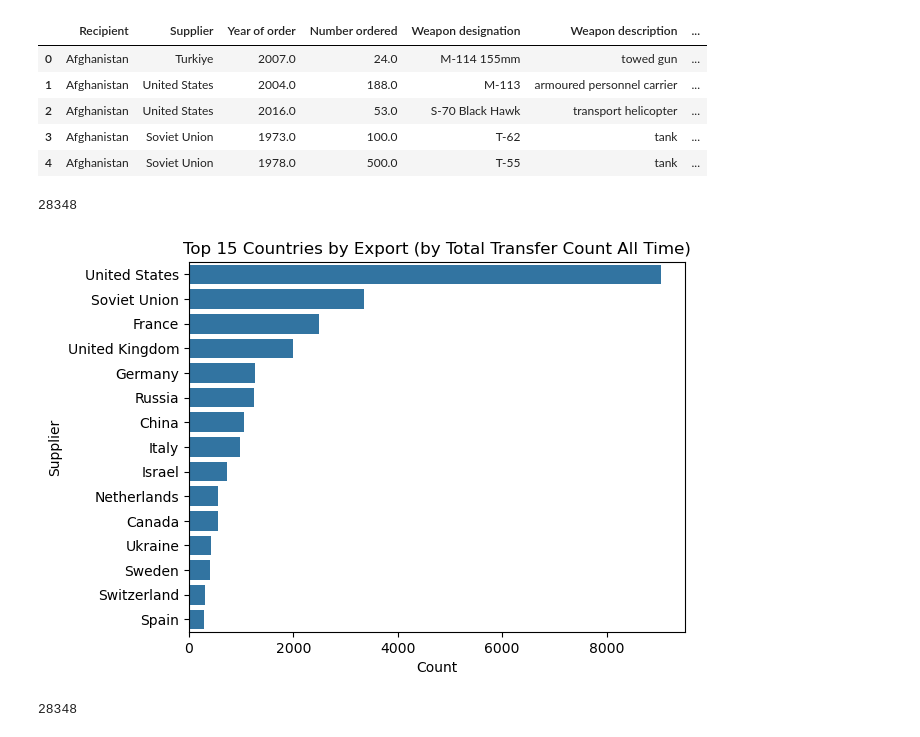
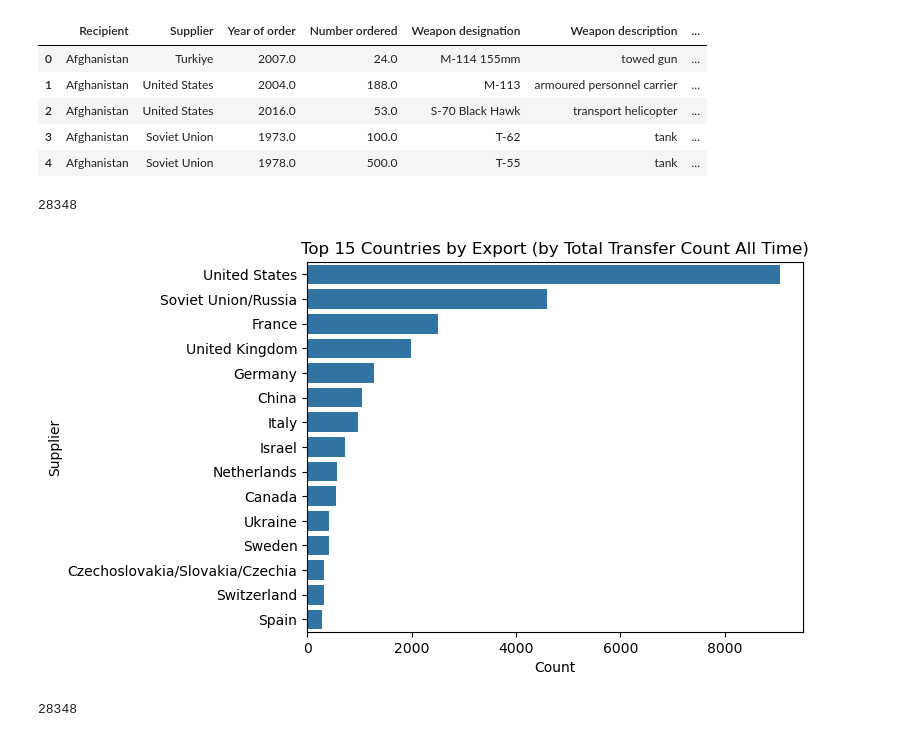
Before and after one commit to Maodougie25/SIPRI-Arms-Trade-Group-Project--, a Jupyter notebook: question2.ipynb, the cells around one changed output. Drawn from its saved outputs; the diff is of its cells as text; code cells hidden in the pictures.

```diff
--- a/question2.ipynb
+++ b/question2.ipynb
@@ -28,39 +28,23 @@ data.head()
 # data[data['Recipient'] == 'Afghanistan'].groupby('Year of order')['SIPRI TIV for total order'].sum().plot()
 # plt.title('Arms Transfers to Afghanistan Over Time')
 # %%
-'''
-def time_period(year):
-    if pd.isna(year):
-        return 'Unknown'
-    if year < 1991:
-        return 'Cold War (pre-1991)'
-    elif year < 2000:
-        return '1990s'
-    elif year < 2010:
-        return '2000s'
-    elif year < 2020:
-        return '2010s'
-    else:
-        return '2020s'
+# Top Exporters
 
-data['Time_Period'] = data['Year of order'].apply(time_period)
-'''
-
-# Top Exporters
+data['Supplier'] = data['Supplier'].replace(['Soviet Union', 'Russia'], 'Soviet Union/Russia')
 
 top_exporters = (data.loc[:, ['Supplier']]
              .value_counts()
              .reset_index(name = 'Count'))
 
 exporttop15 = top_exporters.head(15)
 
 sns.barplot(data = exporttop15, y = 'Supplier', x = 'Count', orient = 'h')
 plt.title('Top 15 Countries by Export (by Total Transfer Count All Time)')
 
 len(data)
 # %% [output]
 28348
-[figure, old version]
+[figure, new version]
 # %%
 len(data)
 # %% [output]
```
Also changed, not shown: parts of 13 cells of this notebook.
